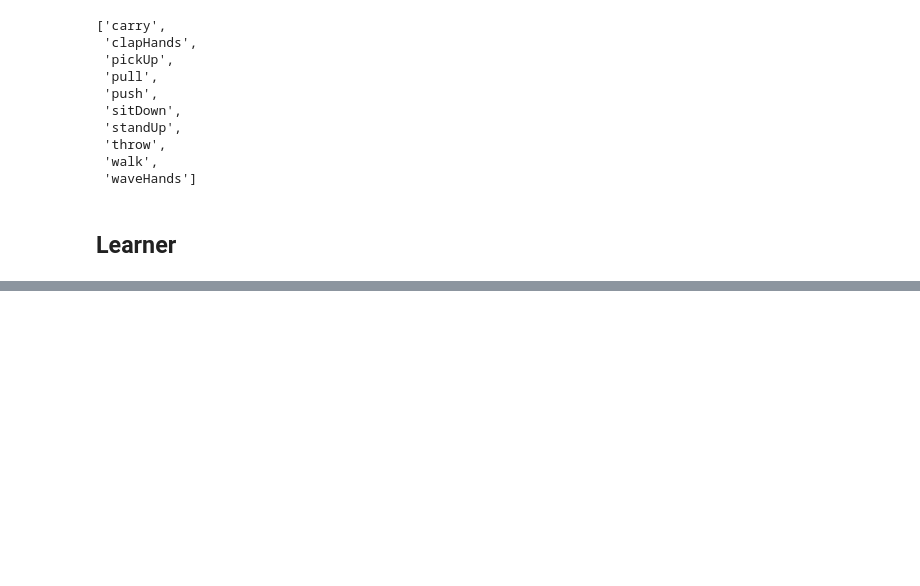
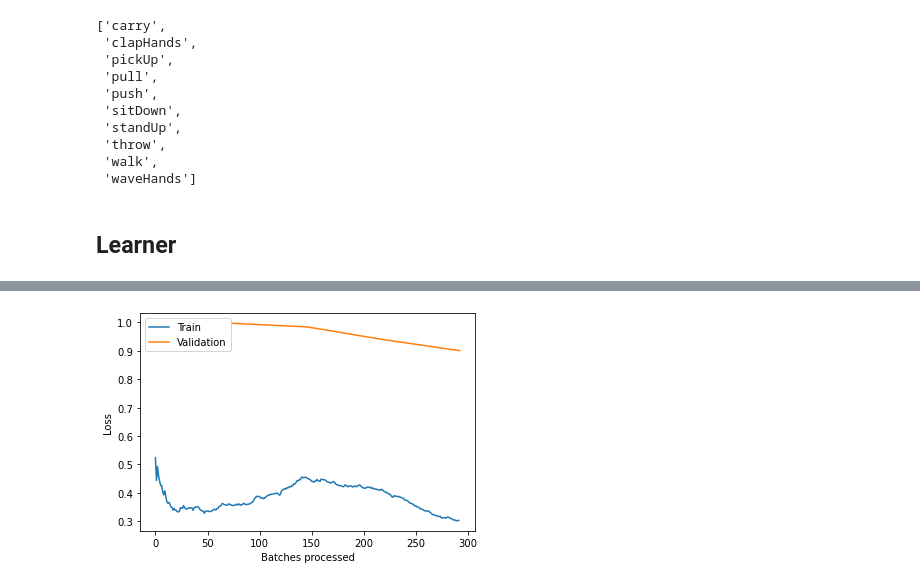
Before and after one commit to kvega005/RGBD_Activity_Detection, a Jupyter notebook: Activity Recognition From RGBD.ipynb, the cells around one changed output, grey strips where cells are left out. Cells and saved outputs as stored; diff of their text form; code cells hidden in the pictures; blank space fills up the shorter version.

```diff
--- a/Activity Recognition From RGBD.ipynb
+++ b/Activity Recognition From RGBD.ipynb
@@ -223,0 +329,12 @@ ValueError: Expected input batch_size (100) to match target batch_size (2).
+# %%
+input_channel = 4
+resnet = models.resnet34 ()
+resnet.conv1 = torch.nn.Conv2d (input_channel, 64, kernel_size = (7, 7), stride = (2, 2), padding = (3, 3), bias = False)
+resnet.avgpool = nn.AdaptiveAvgPool2d ((1, 1))
+resnet.fc = torch.nn.Linear(512, len(data.classes), bias=True)
+
+learn = cnn_learner (data, lambda x: resnet, metrics = (error_rate,accuracy))
+
+learn.load('stage-1');
+# %%
+learn.fit_one_cycle(4, slice(1e-03, 1e-02))
@@ -223,0 +347,2 @@ ValueError: Expected input batch_size (100) to match target batch_size (2).
+# %%
+learn.fit_one_cycle(4, slice(1e-03, 1e-02))
@@ -223,0 +355,5 @@ ValueError: Expected input batch_size (100) to match target batch_size (2).
+# %%
+learn.save('stage-2')
+learn.recorder.plot_losses()
+# %% [output]
+[figure, added]
```
Also changed, not shown: parts of 36 cells of this notebook.
